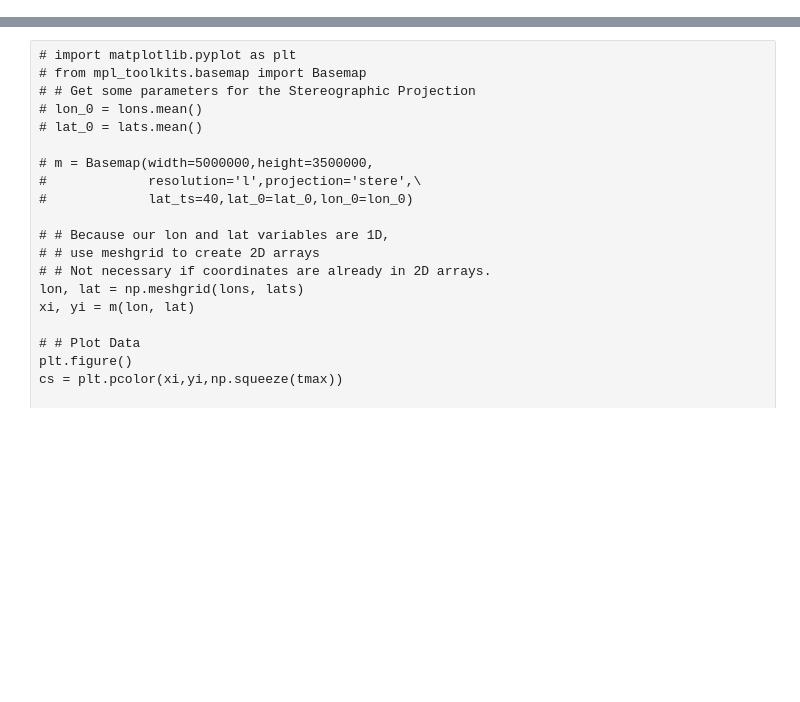
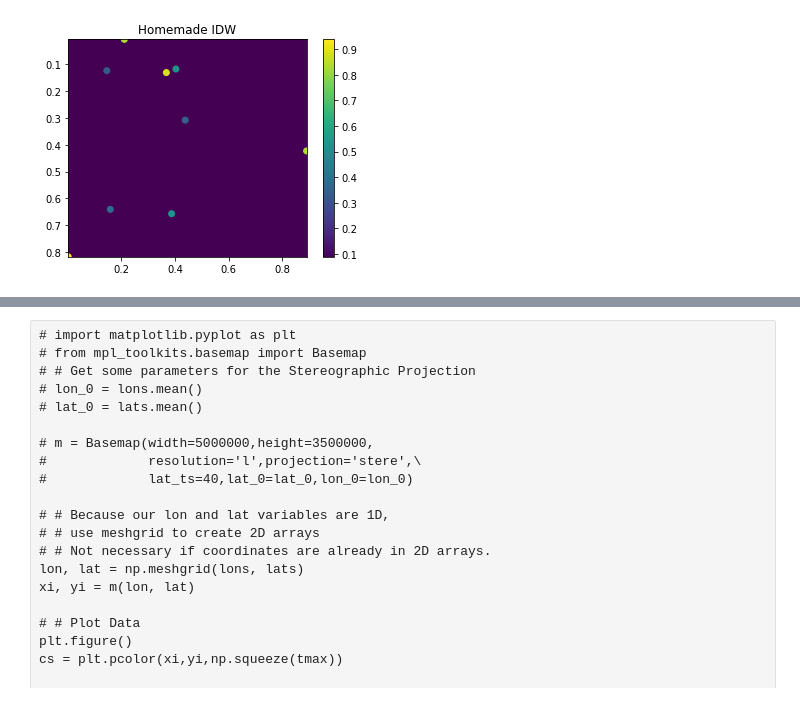
Before and after one commit to June-Skeeter/NARRDownload, a Jupyter notebook: DataDownloader.ipynb, the cells around one changed output, grey strips where cells are left out. Drawn from its saved outputs; the diff is of its cells as text; code cells hidden in the pictures; blank space fills up the shorter version.

```diff
--- a/DataDownloader.ipynb
+++ b/DataDownloader.ipynb
@@ -221,0 +275,97 @@ dtype: float32
+# %%
+import numpy as np
+import matplotlib.pyplot as plt
+from scipy.interpolate import Rbf
+
+def main():
+    # Setup: Generate data...
+    n = 10
+    nx, ny = 1, 1
+    x, y, z = map(np.random.random, [n, n, n])
+    print(x.shape,y.shape,z.shape)
+    xi = np.linspace(x.min(), x.max(), nx)
+    yi = np.linspace(y.min(), y.max(), ny)
+    print(xi.shape,yi.shape)
+    xi, yi = np.meshgrid(xi, yi)
+    xi, yi = xi.flatten(), yi.flatten()
+
+    # Calculate IDW
+    grid1 = simple_idw(x,y,z,xi,yi)
+    print(grid1)
+    grid1 = grid1.reshape((ny, nx))
+
+    # Calculate scipy's RBF
+    grid2 = scipy_idw(x,y,z,xi,yi)
+    grid2 = grid2.reshape((ny, nx))
+
+    grid3 = linear_rbf(x,y,z,xi,yi)
+    print (grid3.shape)
+    grid3 = grid3.reshape((ny, nx))
+
+
+    # Comparisons...
+    plot(x,y,z,grid1)
+    plt.title('Homemade IDW')
+
+    plot(x,y,z,grid2)
+    plt.title("Scipy's Rbf with function=linear")
+
+    plot(x,y,z,grid3)
+    plt.title('Homemade linear Rbf')
+
+    plt.show()
+
+def simple_idw(x, y, z, xi, yi):
+    dist = distance_matrix(x,y, xi,yi)
+
+    # In IDW, weights are 1 / distance
+    weights = 1.0 / dist
+
+    # Make weights sum to one
+    weights /= weights.sum(axis=0)
+
+    # Multiply the weights for each interpolated point by all observed Z-values
+    zi = np.dot(weights.T, z)
+    return zi
+
+def linear_rbf(x, y, z, xi, yi):
+    dist = distance_matrix(x,y, xi,yi)
+
+    # Mutual pariwise distances between observations
+    internal_dist = distance_matrix(x,y, x,y)
+
+    # Now solve for the weights such that mistfit at the observations is minimized
+    weights = np.linalg.solve(internal_dist, z)
+
+    # Multiply the weights for each interpolated point by the distances
+    zi =  np.dot(dist.T, weights)
+    return zi
+
+
+def scipy_idw(x, y, z, xi, yi):
+    interp = Rbf(x, y, z, function='linear')
+    return interp(xi, yi)
+
+def distance_matrix(x0, y0, x1, y1):
+    obs = np.vstack((x0, y0)).T
+    interp = np.vstack((x1, y1)).T
+
+    # Make a distance matrix between pairwise observations
+    # Note: from <http://stackoverflow.com/questions/1871536>
+    # (Yay for ufuncs!)
+    d0 = np.subtract.outer(obs[:,0], interp[:,0])
+    d1 = np.subtract.outer(obs[:,1], interp[:,1])
+
+    return np.hypot(d0, d1)
+
+
+def plot(x,y,z,grid):
+    plt.figure()
+    plt.imshow(grid, extent=(x.min(), x.max(), y.max(), y.min()))
+#     plt.hold(True)
+    plt.scatter(x,y,c=z)
+    plt.colorbar()
+
+if __name__ == '__main__':
+    main()
+# %% [output]
@@ -221,0 +376 @@ dtype: float32
+[figure, added]
```
Also changed, not shown: parts of 11 cells of this notebook, 24 other files.
